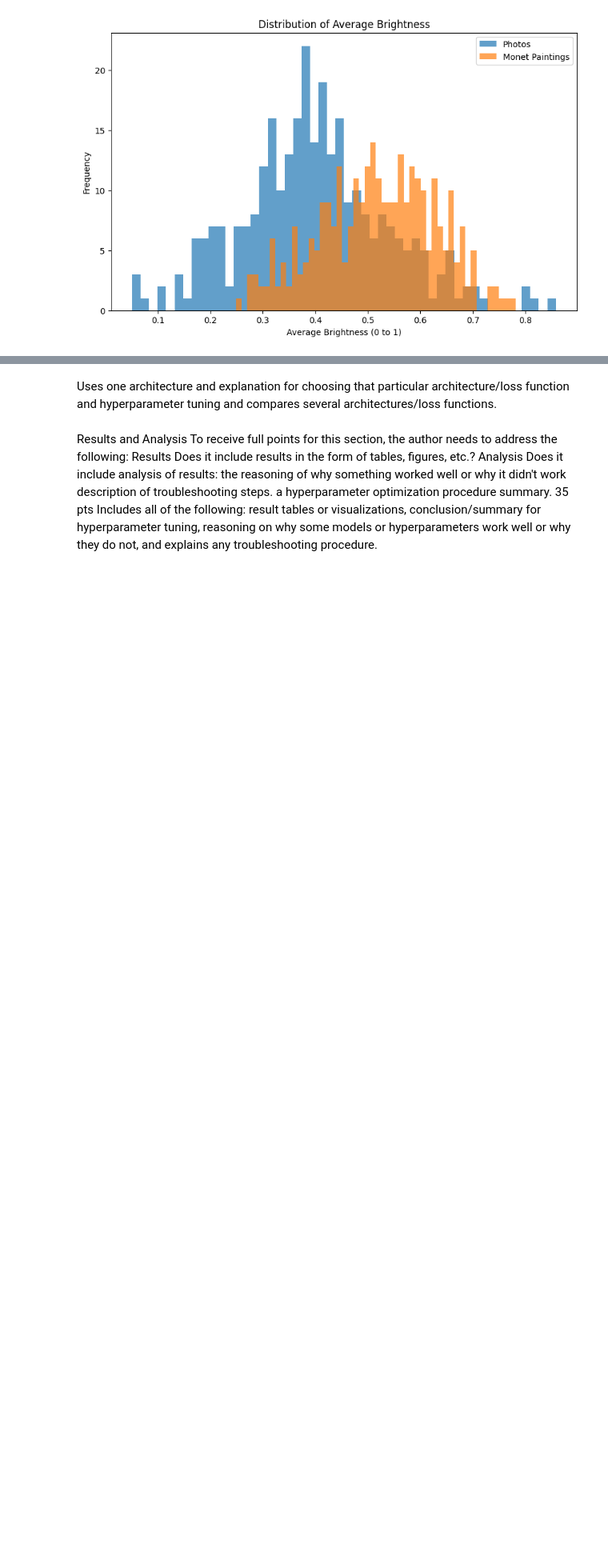
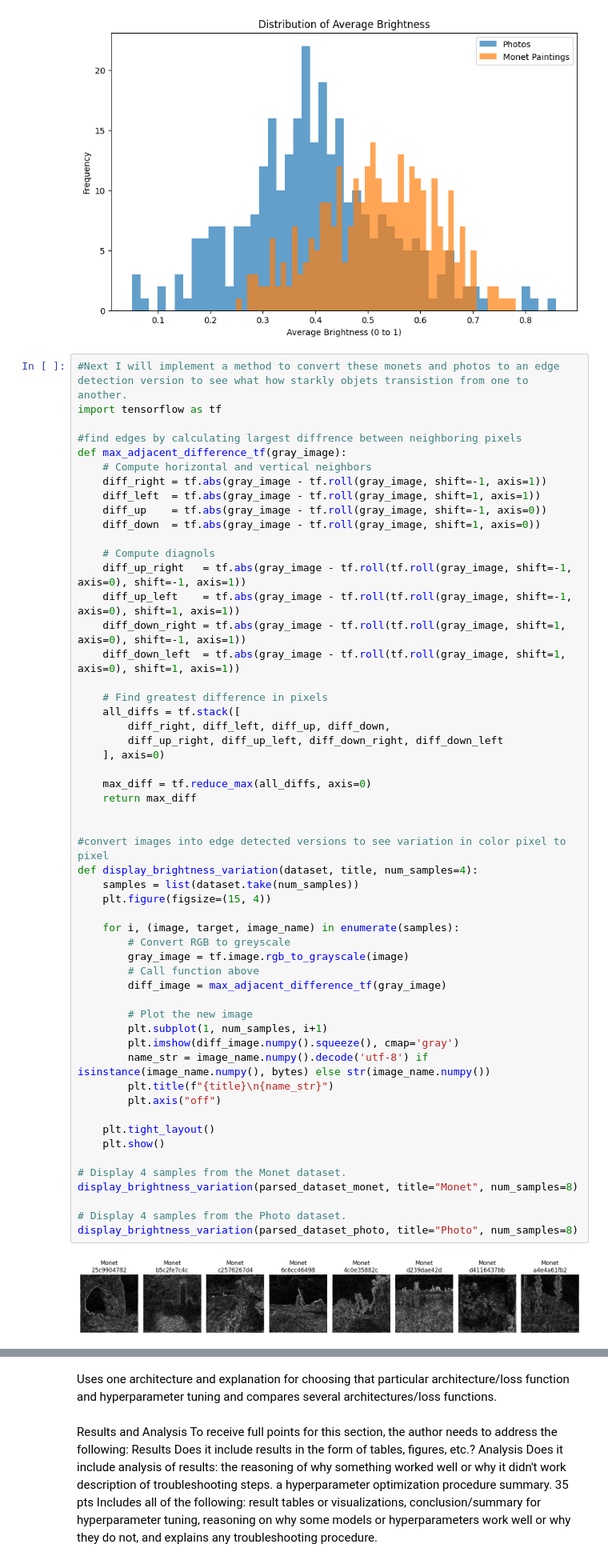
Before and after one commit to nickStanisic/PhotoToMonet, a Jupyter notebook: monet-gan.ipynb, the cells around one changed output, grey strips where cells are left out. Shown at 80% size. Cells and saved outputs as stored; diff of their text form; blank space fills up the shorter version.

Commit message:
added edge detection EDA

```diff
--- a/monet-gan.ipynb
+++ b/monet-gan.ipynb
@@ -243,3 +242,59 @@ plt.legend()
 plt.show()
 # %% [output]
 [figure]
+# %%
+#Next I will implement a method to convert these monets and photos to an edge detection version to see what how starkly objets transistion from one to another.
+import tensorflow as tf
+
+#find edges by calculating largest diffrence between neighboring pixels
+def max_adjacent_difference_tf(gray_image):
+    # Compute horizontal and vertical neighbors
+    diff_right = tf.abs(gray_image - tf.roll(gray_image, shift=-1, axis=1))
+    diff_left  = tf.abs(gray_image - tf.roll(gray_image, shift=1, axis=1))
+    diff_up    = tf.abs(gray_image - tf.roll(gray_image, shift=-1, axis=0))
+    diff_down  = tf.abs(gray_image - tf.roll(gray_image, shift=1, axis=0))
+
+    # Compute diagnols
+    diff_up_right   = tf.abs(gray_image - tf.roll(tf.roll(gray_image, shift=-1, axis=0), shift=-1, axis=1))
+    diff_up_left    = tf.abs(gray_image - tf.roll(tf.roll(gray_image, shift=-1, axis=0), shift=1, axis=1))
+    diff_down_right = tf.abs(gray_image - tf.roll(tf.roll(gray_image, shift=1, axis=0), shift=-1, axis=1))
+    diff_down_left  = tf.abs(gray_image - tf.roll(tf.roll(gray_image, shift=1, axis=0), shift=1, axis=1))
+
+    # Find greatest difference in pixels
+    all_diffs = tf.stack([
+        diff_right, diff_left, diff_up, diff_down,
+        diff_up_right, diff_up_left, diff_down_right, diff_down_left
+    ], axis=0)
+
+    max_diff = tf.reduce_max(all_diffs, axis=0)
+    return max_diff
+
+
+#convert images into edge detected versions to see variation in color pixel to pixel
+def display_brightness_variation(dataset, title, num_samples=4):
+    samples = list(dataset.take(num_samples))
+    plt.figure(figsize=(15, 4))
+
+    for i, (image, target, image_name) in enumerate(samples):
+        # Convert RGB to greyscale
+        gray_image = tf.image.rgb_to_grayscale(image)
+        # Call function above
+        diff_image = max_adjacent_difference_tf(gray_image)
+
+        # Plot the new image
+        plt.subplot(1, num_samples, i+1)
+        plt.imshow(diff_image.numpy().squeeze(), cmap='gray')
+        name_str = image_name.numpy().decode('utf-8') if isinstance(image_name.numpy(), bytes) else str(image_name.numpy())
+        plt.title(f"{title}\n{name_str}")
+        plt.axis("off")
+
+    plt.tight_layout()
+    plt.show()
+
+# Display 4 samples from the Monet dataset.
+display_brightness_variation(parsed_dataset_monet, title="Monet", num_samples=8)
+
+# Display 4 samples from the Photo dataset.
+display_brightness_variation(parsed_dataset_photo, title="Photo", num_samples=8)
+# %% [output]
+[figure, added]
```
Also changed, not shown: parts of 2 cells of this notebook.
